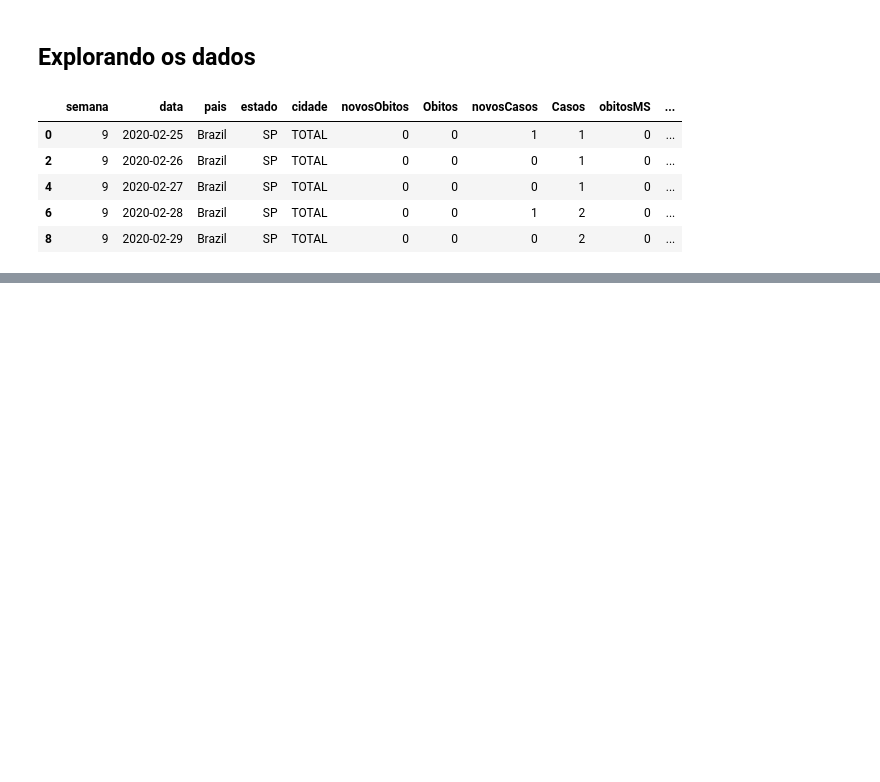
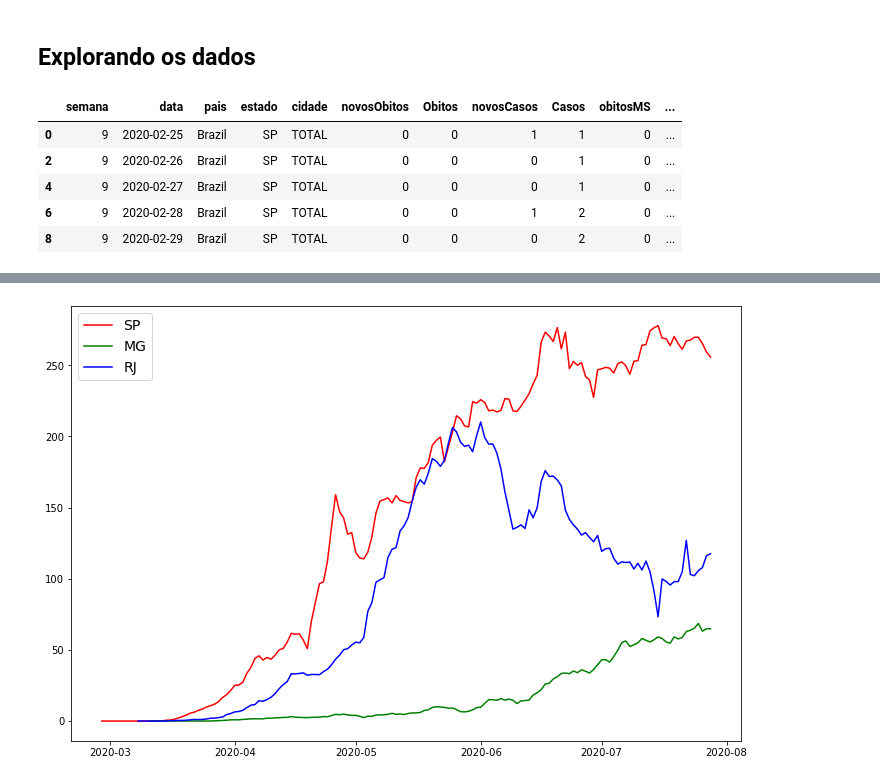
Before and after one commit to guilhermebap/Data-science-personal-study, a Jupyter notebook: Alura/Time series/03 - Analise e previsão de serie temporal - Covid/Previsao - covid.ipynb, the cells around one changed output, grey strips where cells are left out. Drawn from its saved outputs; the diff is of its cells as text; code cells hidden in the pictures; blank space fills up the shorter version.

```diff
--- a/Alura/Time series/03 - Analise e previsão de serie temporal - Covid/Previsao - covid.ipynb
+++ b/Alura/Time series/03 - Analise e previsão de serie temporal - Covid/Previsao - covid.ipynb
@@ -48,0 +67,14 @@ resultados = seasonal_decompose(df_sp.novosObitos, period=7)
+# %%
+df_mg = df[df['estado'] == 'MG']
+df_rj = df[df['estado'] == 'RJ']
+
+df_mg.index = pd.to_datetime(df_mg.data)
+df_rj.index = pd.to_datetime(df_rj.data)
+
+
+resultados_mg = seasonal_decompose(df_mg.novosObitos, period=7)
+resultados_sp = seasonal_decompose(df_rj.novosObitos, period=7)
+# %%
+plotar_grafico(resultados.trend, resultados_mg.trend, resultados_sp.trend, 'red', 'green', 'blue', 'SP', 'MG', 'RJ')
+# %% [output]
+[figure, added]
```
Also changed, not shown: parts of 7 cells of this notebook.
